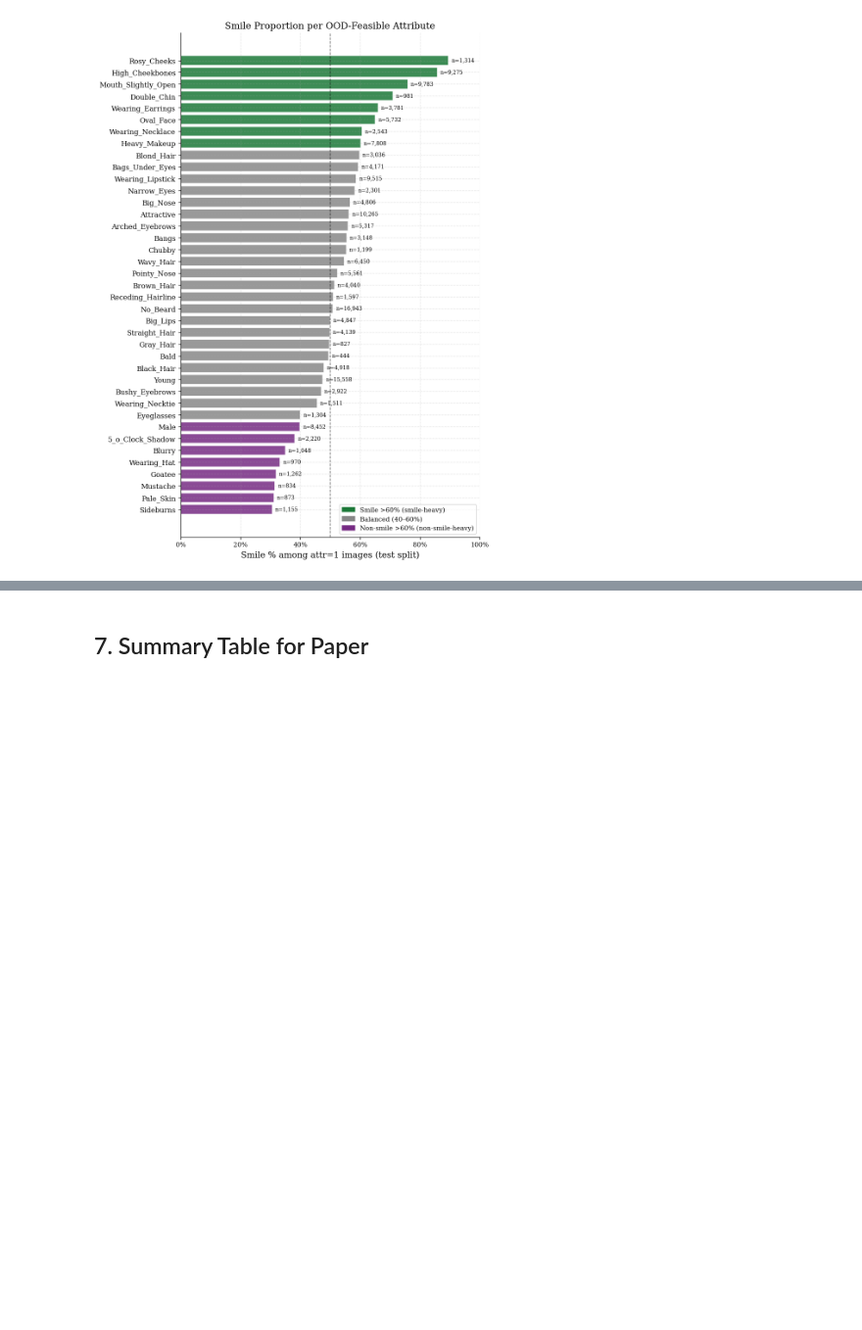
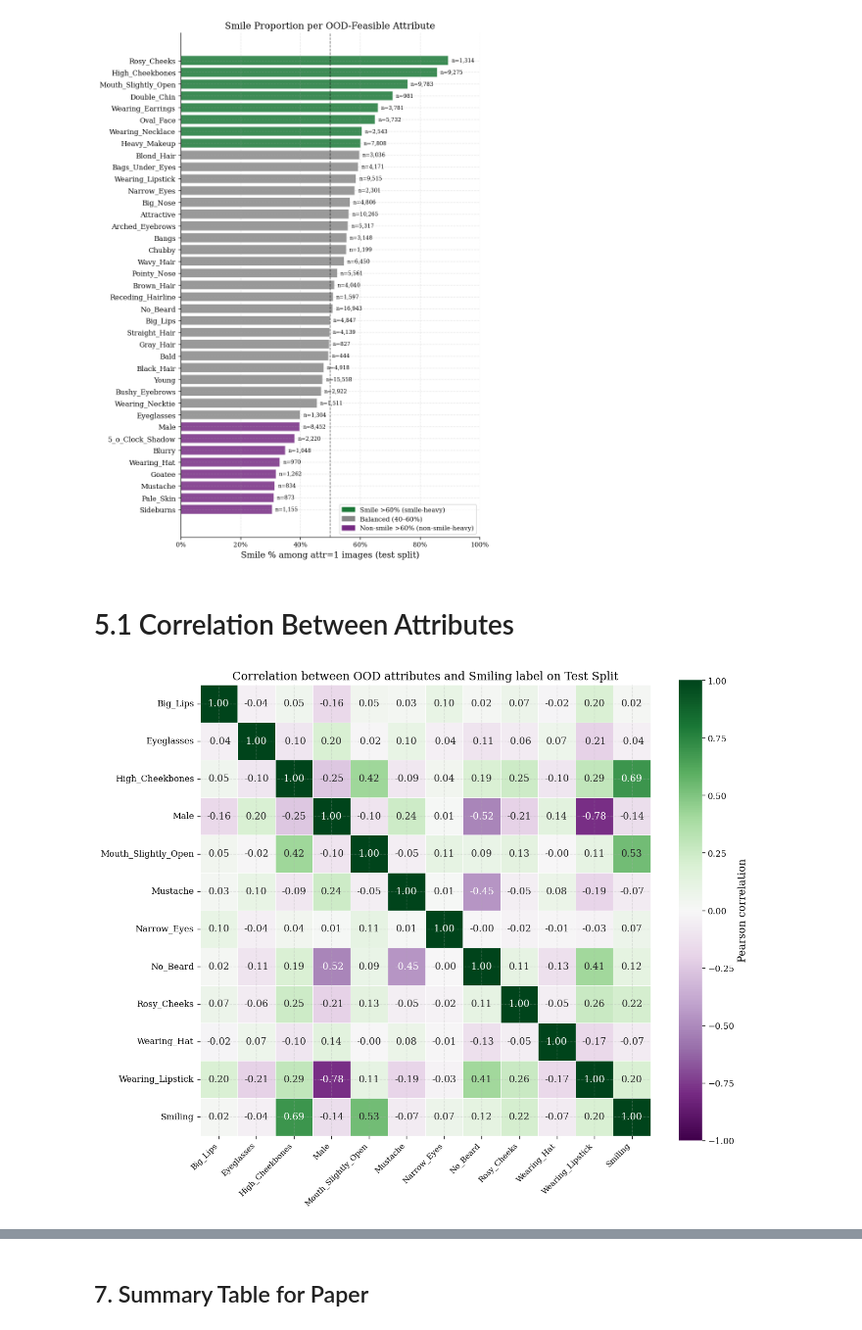
Before and after one commit to daniyaniazi/RandomizedSmothingmanifold, a Jupyter notebook: notebooks/Celeba_attribute_analysis.ipynb, the cells around one changed output, grey strips where cells are left out. Shown at 98% size. Saved outputs shown, nothing was run; the diff lists cells and outputs as text; code cells hidden in the pictures; blank space fills up the shorter version.

```diff
--- a/notebooks/Celeba_attribute_analysis.ipynb
+++ b/notebooks/Celeba_attribute_analysis.ipynb
@@ -272,3 +272,54 @@ plt.savefig("fig_attr_smile_pct.pdf", bbox_inches='tight')
 plt.show()
 # %% [output]
 [figure]
+# %% [markdown]
+# 5.1 Correlation Between Attributes
+# %%
+import pandas as pd
+import seaborn as sns
+import matplotlib.pyplot as plt
+
+ood_attrs = [
+    "Big_Lips",
+    "Eyeglasses",
+    "High_Cheekbones",
+    "Male",
+    "Mouth_Slightly_Open",
+    "Mustache",
+    "Narrow_Eyes",
+    "No_Beard",
+    "Rosy_Cheeks",
+    "Wearing_Hat",
+    "Wearing_Lipstick",
+]
+
+cols = ood_attrs + ["Smiling"]
+
+# make sure attributes are 0/1, not -1/1
+corr_df = df_test[cols].copy()
+corr_df = corr_df.replace(-1, 0)
+
+corr = corr_df.corr(method="pearson")
+
+plt.figure(figsize=(11, 9))
+sns.heatmap(
+    corr,
+    annot=True,
+    fmt=".2f",
+    cmap="PRGn",
+    center=0,
+    vmin=-1,
+    vmax=1,
+    square=True,
+    linewidths=0.4,
+    cbar_kws={"label": "Pearson correlation"}
+)
+
+plt.title("Correlation between OOD attributes and Smiling label on Test Split")
+plt.xticks(rotation=45, ha="right")
+plt.yticks(rotation=0)
+plt.tight_layout()
+plt.savefig("ood_attribute_correlation_heatmap.pdf", bbox_inches="tight")
+plt.show()
+# %% [output]
+[figure, added]
```
Also changed, not shown: parts of 10 cells of this notebook, 5 other files.
